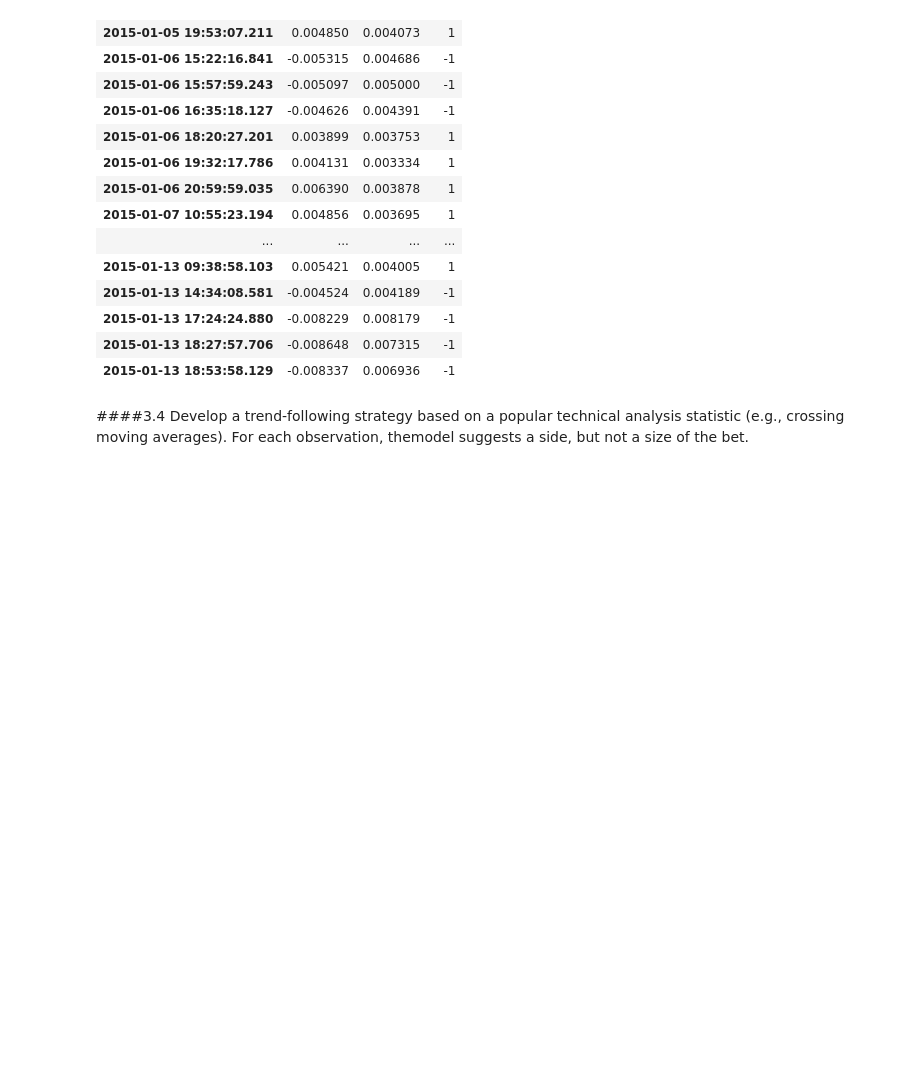
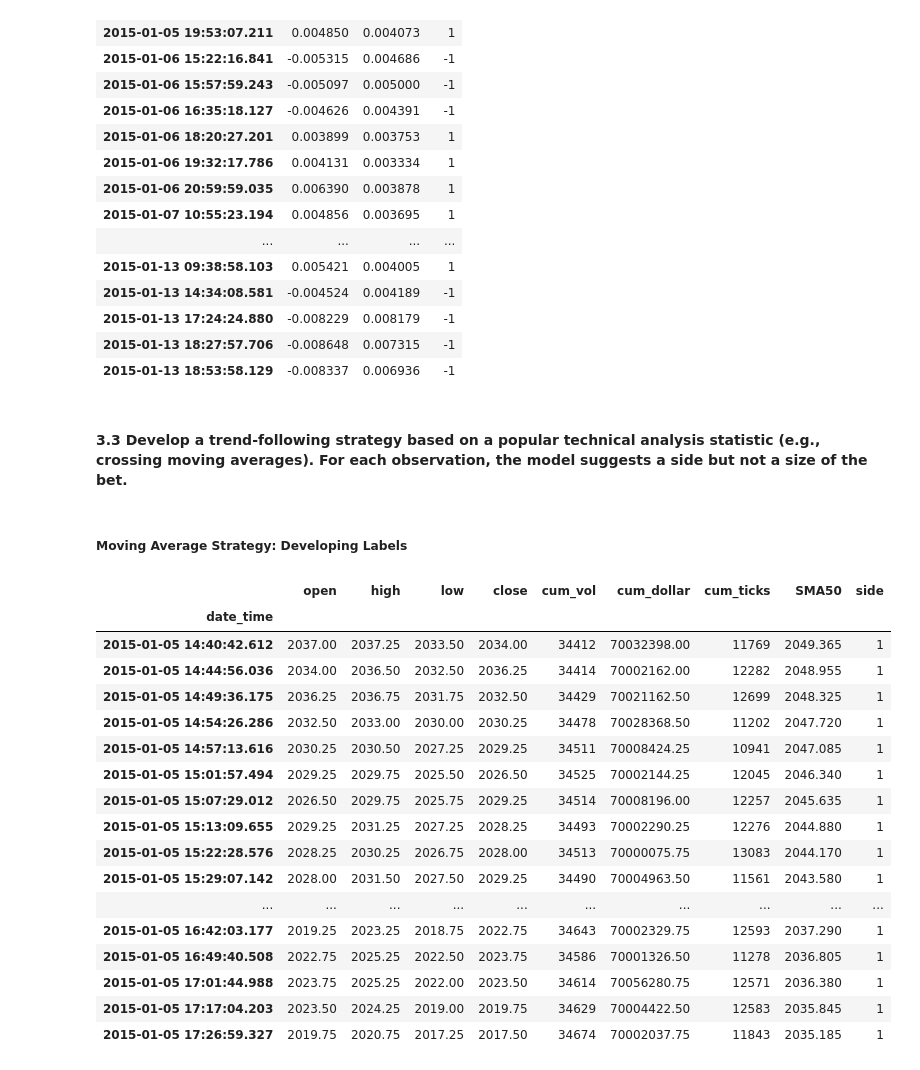
Before and after one commit to RazDwa1923/MFIN_Course, a Jupyter notebook: HW 2/HW 2 Notebook_v1.ipynb, the cells around one changed output. Cells and saved outputs as stored; diff of their text form; code cells hidden in the pictures; blank space fills up the shorter version.

```diff
--- a/HW 2/HW 2 Notebook_v1.ipynb
+++ b/HW 2/HW 2 Notebook_v1.ipynb
@@ -222,5 +255,41 @@ clean_labels.head(25)
 | 2015-01-13 17:24:24.880 | -0.008229 | 0.008179 | -1 |
 | 2015-01-13 18:27:57.706 | -0.008648 | 0.007315 | -1 |
 | 2015-01-13 18:53:58.129 | -0.008337 | 0.006936 | -1 |
-# %% [markdown]
-####3.4 Develop a trend-following strategy based on a popular technical analysis statistic (e.g., crossing moving averages). For each observation, themodel suggests a side, but not a size of the bet.
+# %% [markdown]
+#### 3.3 Develop a trend-following strategy based on a popular technical analysis statistic (e.g., crossing moving averages). For each observation, the model suggests a side but not a size of the bet.
+# %% [markdown]
+##### Moving Average Strategy: Developing Labels
+# %%
+# creating a copy of the data
+data = df.copy()
+
+# creating a 50-day simple moving average column in the data
+data['SMA50'] = data['close'].rolling(window=50).mean()
+
+# creating a new column with 1s and -1s based on the condition that the close price is greater than the 50-day moving average or not. If the close price is greater than the 50-day moving average, the value is 1, otherwise -1.
+data['side'] = np.where(data['close'] > data['SMA50'], -1, 1)
+
+# drop any SMA columns with NaN values
+data.dropna(subset=['SMA50'], inplace=True)
+
+# checking the first few rows of the data
+data.head(25)
+# %% [output]
+|  | open | high | low | close | cum_vol | cum_dollar | cum_ticks | SMA50 | side |
+| date_time |  |  |  |  |  |  |  |  |  |
+| 2015-01-05 14:40:42.612 | 2037.00 | 2037.25 | 2033.50 | 2034.00 | 34412 | 70032398.00 | 11769 | 2049.365 | 1 |
+| 2015-01-05 14:44:56.036 | 2034.00 | 2036.50 | 2032.50 | 2036.25 | 34414 | 70002162.00 | 12282 | 2048.955 | 1 |
+| 2015-01-05 14:49:36.175 | 2036.25 | 2036.75 | 2031.75 | 2032.50 | 34429 | 70021162.50 | 12699 | 2048.325 | 1 |
+| 2015-01-05 14:54:26.286 | 2032.50 | 2033.00 | 2030.00 | 2030.25 | 34478 | 70028368.50 | 11202 | 2047.720 | 1 |
+| 2015-01-05 14:57:13.616 | 2030.25 | 2030.50 | 2027.25 | 2029.25 | 34511 | 70008424.25 | 10941 | 2047.085 | 1 |
+| 2015-01-05 15:01:57.494 | 2029.25 | 2029.75 | 2025.50 | 2026.50 | 34525 | 70002144.25 | 12045 | 2046.340 | 1 |
+| 2015-01-05 15:07:29.012 | 2026.50 | 2029.75 | 2025.75 | 2029.25 | 34514 | 70008196.00 | 12257 | 2045.635 | 1 |
+| 2015-01-05 15:13:09.655 | 2029.25 | 2031.25 | 2027.25 | 2028.25 | 34493 | 70002290.25 | 12276 | 2044.880 | 1 |
+| 2015-01-05 15:22:28.576 | 2028.25 | 2030.25 | 2026.75 | 2028.00 | 34513 | 70000075.75 | 13083 | 2044.170 | 1 |
+| 2015-01-05 15:29:07.142 | 2028.00 | 2031.50 | 2027.50 | 2029.25 | 34490 | 70004963.50 | 11561 | 2043.580 | 1 |
+| ... | ... | ... | ... | ... | ... | ... | ... | ... | ... |
+| 2015-01-05 16:42:03.177 | 2019.25 | 2023.25 | 2018.75 | 2022.75 | 34643 | 70002329.75 | 12593 | 2037.290 | 1 |
+| 2015-01-05 16:49:40.508 | 2022.75 | 2025.25 | 2022.50 | 2023.75 | 34586 | 70001326.50 | 11278 | 2036.805 | 1 |
+| 2015-01-05 17:01:44.988 | 2023.75 | 2025.25 | 2022.00 | 2023.50 | 34614 | 70056280.75 | 12571 | 2036.380 | 1 |
+| 2015-01-05 17:17:04.203 | 2023.50 | 2024.25 | 2019.00 | 2019.75 | 34629 | 70004422.50 | 12583 | 2035.845 | 1 |
+| 2015-01-05 17:26:59.327 | 2019.75 | 2020.75 | 2017.25 | 2017.50 | 34674 | 70002037.75 | 11843 | 2035.185 | 1 |
```
Also changed, not shown: parts of 15 cells of this notebook.
